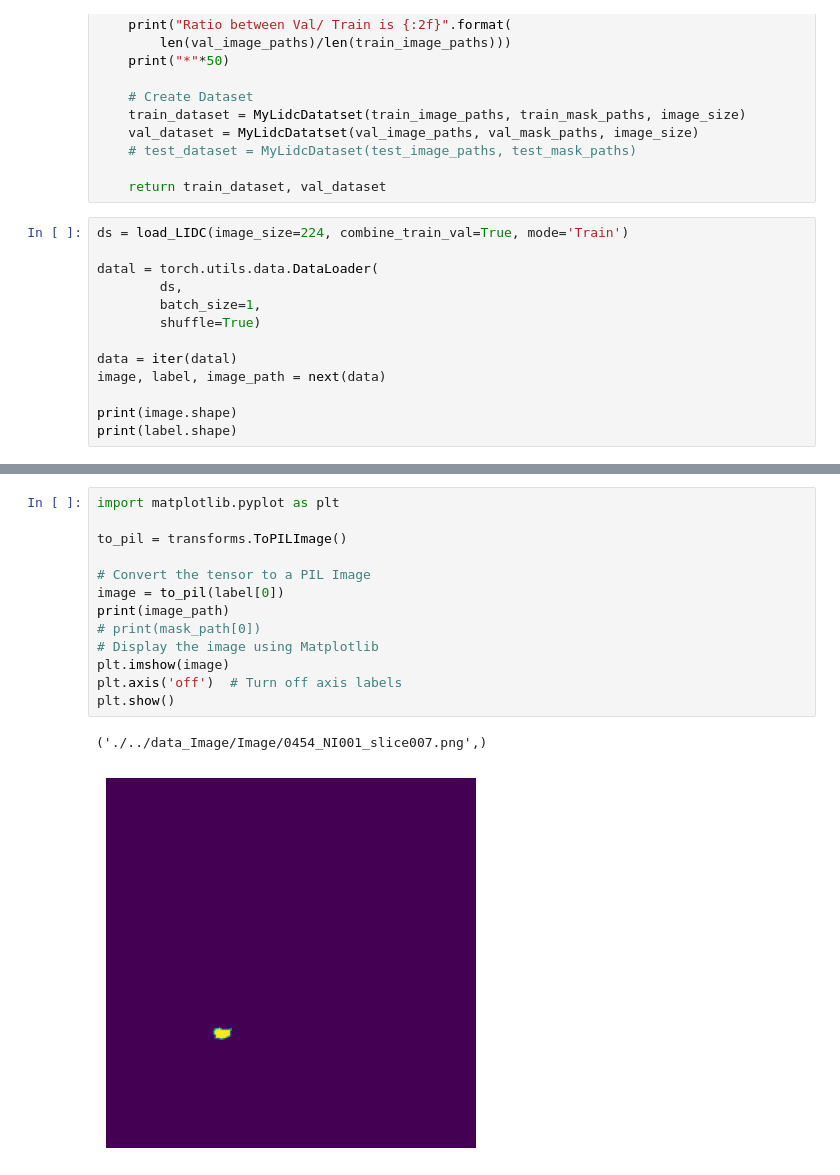
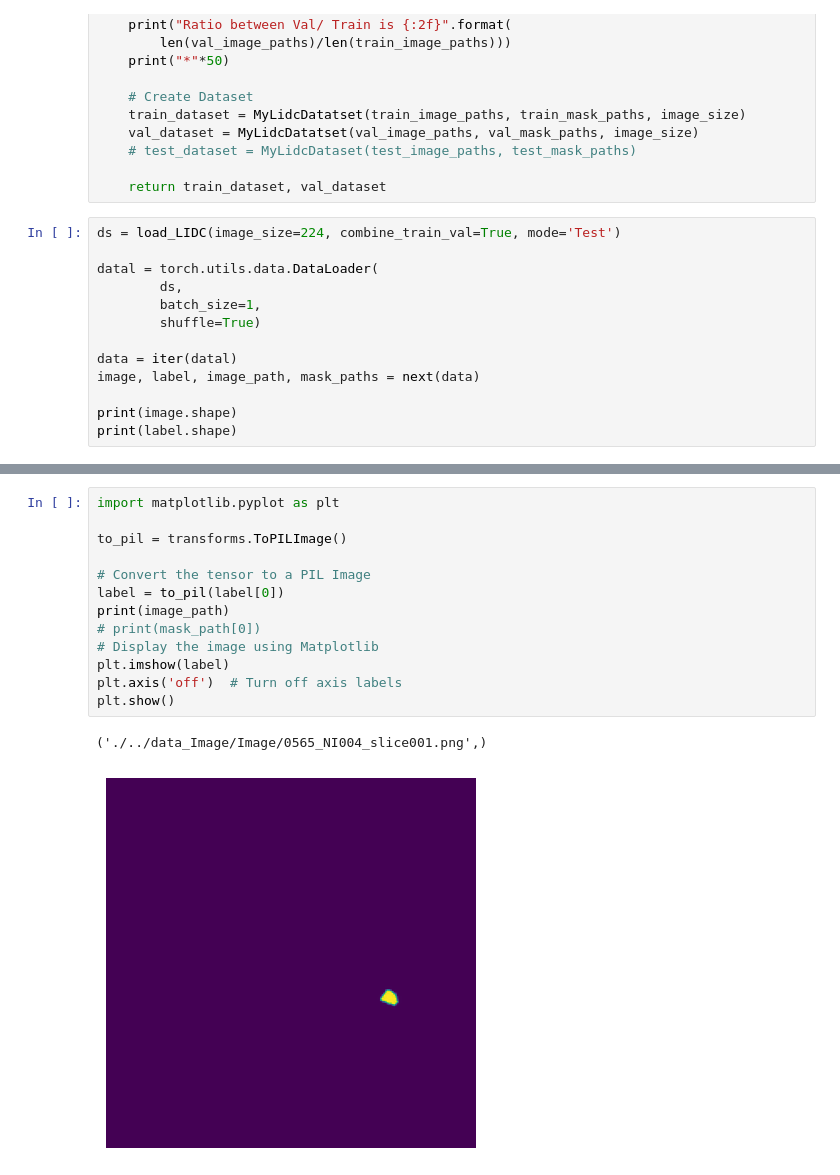
Before and after one commit to wadud6065/Diffusion-based-segmentation, a Jupyter notebook: Temp.ipynb, the cells around one changed output, grey strips where cells are left out. Cells and saved outputs as stored; diff of their text form.

```diff
--- a/Temp.ipynb
+++ b/Temp.ipynb
@@ -138,7 +138,7 @@ def load_LIDC(image_size=512, combine_train_val=False, mode='Train'):
 
     return train_dataset, val_dataset
 # %%
-ds = load_LIDC(image_size=224, combine_train_val=True, mode='Train')
+ds = load_LIDC(image_size=224, combine_train_val=True, mode='Test')
 
 datal = torch.utils.data.DataLoader(
         ds,
@@ -146,7 +146,7 @@ datal = torch.utils.data.DataLoader(
         shuffle=True)
 
 data = iter(datal)
-image, label, image_path = next(data)
+image, label, image_path, mask_paths = next(data)
 
 print(image.shape)
 print(label.shape)
@@ -175,16 +172,16 @@ plt.show()
 # %%
 import matplotlib.pyplot as plt
 
 to_pil = transforms.ToPILImage()
 
 # Convert the tensor to a PIL Image
-image = to_pil(label[0])
+label = to_pil(label[0])
 print(image_path)
 # print(mask_path[0])
 # Display the image using Matplotlib
-plt.imshow(image)
+plt.imshow(label)
 plt.axis('off')  # Turn off axis labels
 plt.show()
 # %% [output]
-('./../data_Image/Image/0454_NI001_slice007.png',)
+('./../data_Image/Image/0565_NI004_slice001.png',)
-[figure, old version]
+[figure, new version]
```
Also changed, not shown: parts of 12 cells of this notebook, 6 other files.
